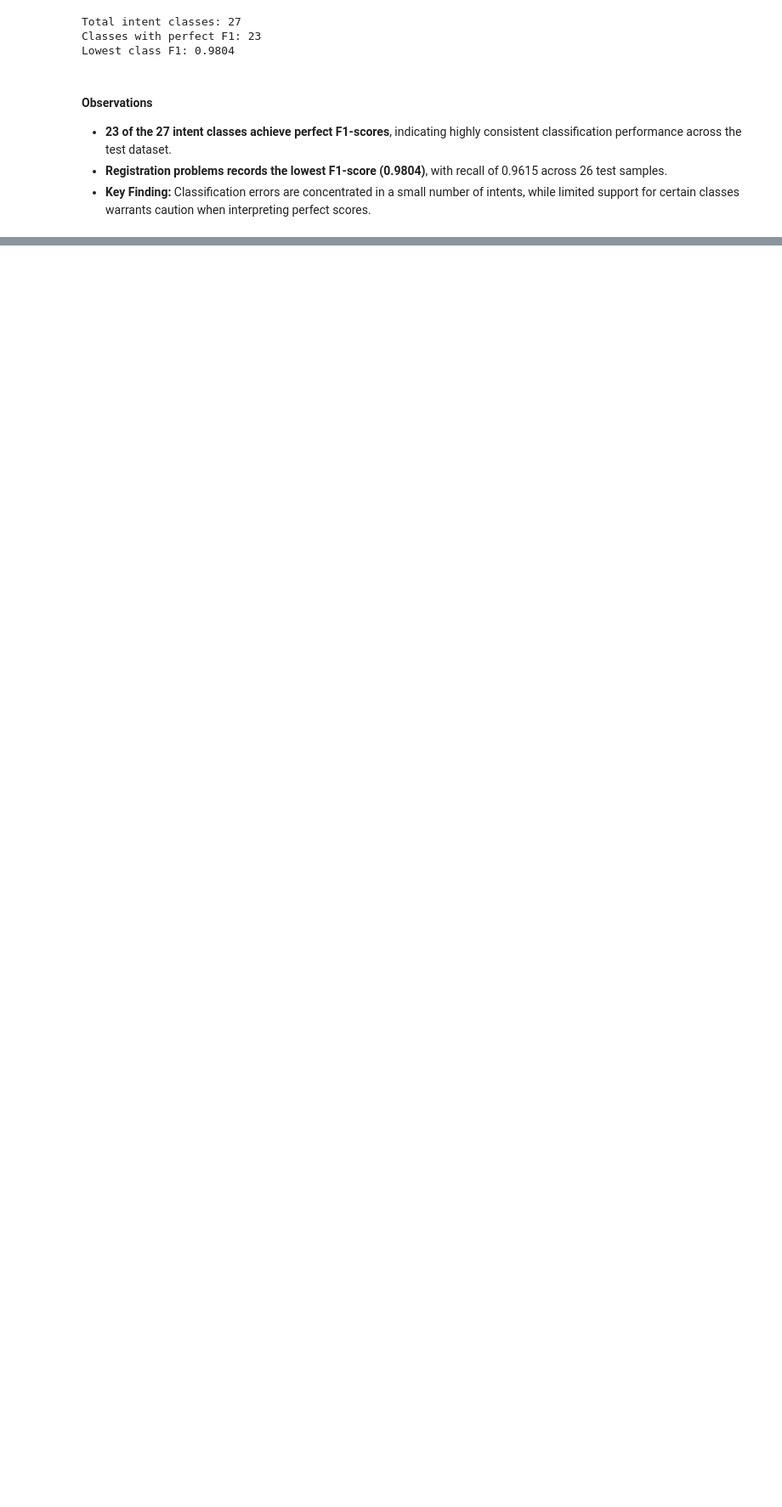
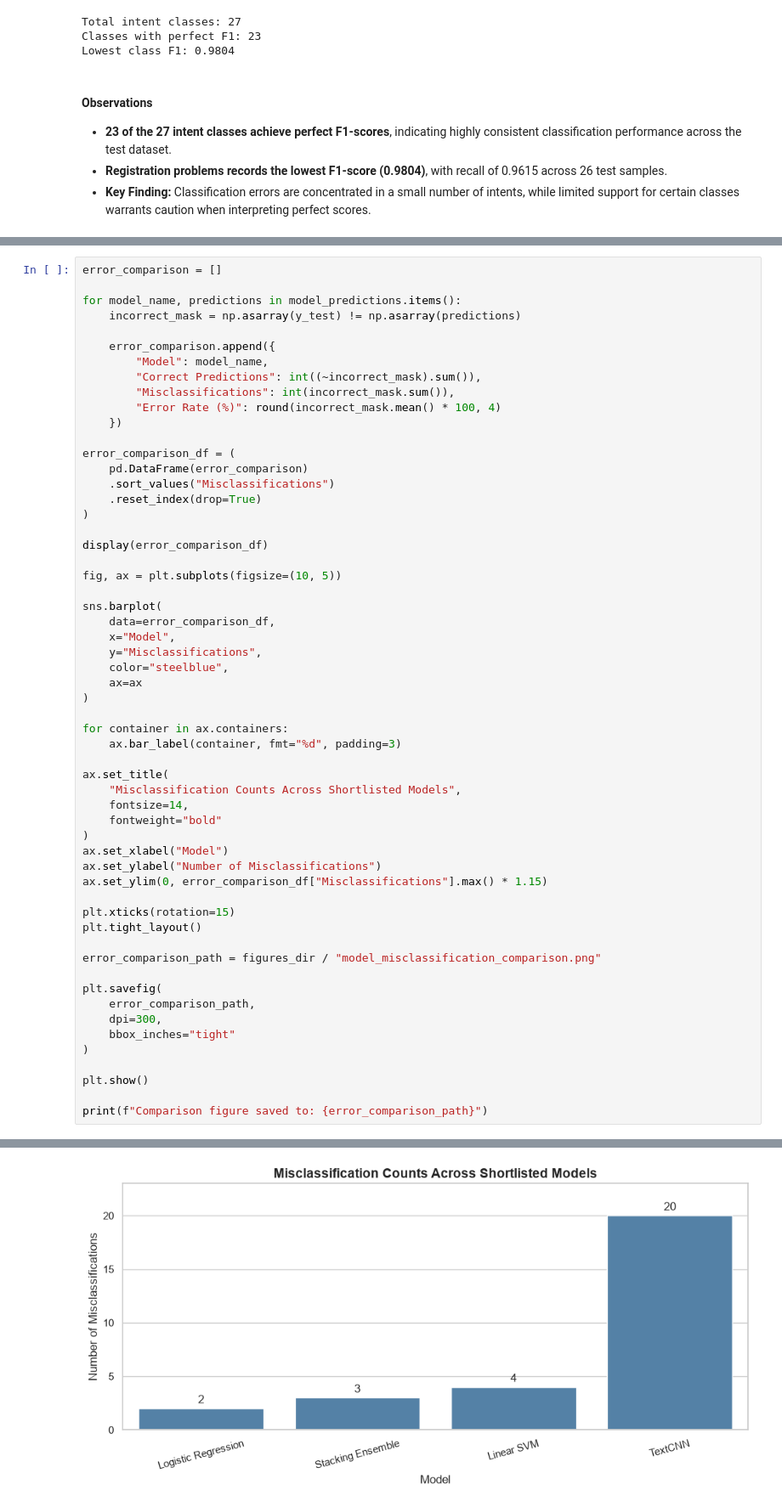
Before and after one commit to TejasMJ/Customer-Support-Intent-Intelligence, a Jupyter notebook: notebooks/06_model_evaluation.ipynb, the cells around one changed output, grey strips where cells are left out. Shown at 85% size. Cells and saved outputs as stored; diff of their text form; blank space fills up the shorter version.

```diff
--- a/notebooks/06_model_evaluation.ipynb
+++ b/notebooks/06_model_evaluation.ipynb
@@ -441,0 +569,58 @@ Lowest class F1: 0.9804
+# %%
+error_comparison = []
+
+for model_name, predictions in model_predictions.items():
+    incorrect_mask = np.asarray(y_test) != np.asarray(predictions)
+
+    error_comparison.append({
+        "Model": model_name,
+        "Correct Predictions": int((~incorrect_mask).sum()),
+        "Misclassifications": int(incorrect_mask.sum()),
+        "Error Rate (%)": round(incorrect_mask.mean() * 100, 4)
+    })
+
+error_comparison_df = (
+    pd.DataFrame(error_comparison)
+    .sort_values("Misclassifications")
+    .reset_index(drop=True)
+)
+
+display(error_comparison_df)
+
+fig, ax = plt.subplots(figsize=(10, 5))
+
+sns.barplot(
+    data=error_comparison_df,
+    x="Model",
+    y="Misclassifications",
+    color="steelblue",
+    ax=ax
+)
+
+for container in ax.containers:
+    ax.bar_label(container, fmt="%d", padding=3)
+
+ax.set_title(
+    "Misclassification Counts Across Shortlisted Models",
+    fontsize=14,
+    fontweight="bold"
+)
+ax.set_xlabel("Model")
+ax.set_ylabel("Number of Misclassifications")
+ax.set_ylim(0, error_comparison_df["Misclassifications"].max() * 1.15)
+
+plt.xticks(rotation=15)
+plt.tight_layout()
+
+error_comparison_path = figures_dir / "model_misclassification_comparison.png"
+
+plt.savefig(
+    error_comparison_path,
+    dpi=300,
+    bbox_inches="tight"
+)
+
+plt.show()
+
+print(f"Comparison figure saved to: {error_comparison_path}")
+# %% [output]
@@ -441,0 +632 @@ Lowest class F1: 0.9804
+[figure, added]
```
Also changed, not shown: parts of 15 cells of this notebook, 2 other files.
